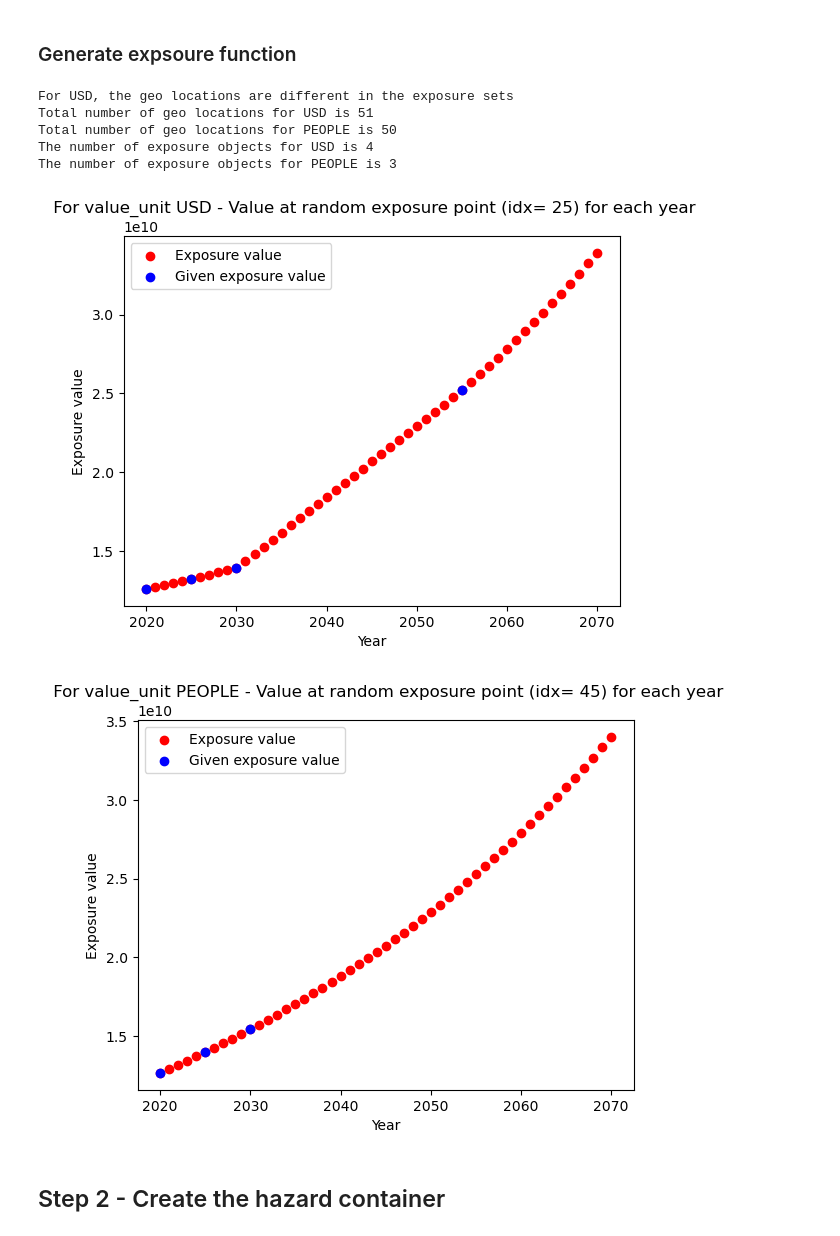
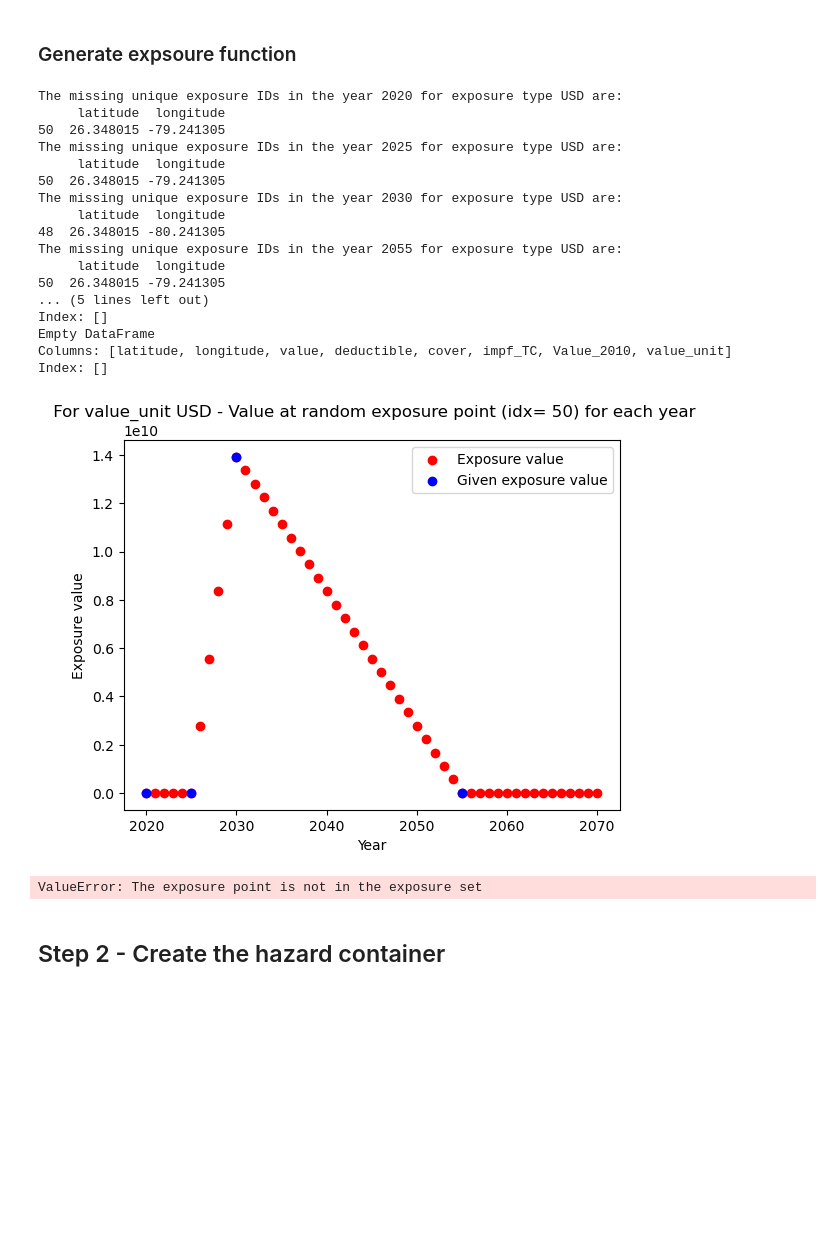
Before and after one commit to viggowat/Cost_benefit_update, a Jupyter notebook: CB_Steps.ipynb, the cells around one changed output. Saved outputs shown, nothing was run; the diff lists cells and outputs as text; code cells hidden in the pictures; blank space fills up the shorter version.

Commit message:
updated exposure structure

```diff
--- a/CB_Steps.ipynb
+++ b/CB_Steps.ipynb
@@ -61,7 +63,7 @@ exp_dict[year_2][1].gdf.value *= (1+usd_growth_rate)**(year_2-year_0)
 exp_dict[year_3] = [copy.deepcopy(ent_USD)]
 exp_dict[year_3][0].gdf.value *= (1+usd_growth_rate)**(year_3-year_0)
 # Add a new exposure point with slightly different location
-exp_dict[year_3][0].gdf.iloc[-1, exp_dict[year_3][0].gdf.columns.get_loc('longitude')] = exp_dict[year_3][0].gdf.iloc[-1, exp_dict[year_3][0].gdf.columns.get_loc('longitude')] + 1.0
+exp_dict[year_2][0].gdf.iloc[-2, exp_dict[year_3][0].gdf.columns.get_loc('longitude')] = exp_dict[year_3][0].gdf.iloc[-2, exp_dict[year_3][0].gdf.columns.get_loc('longitude')] + 1.0
 
 
 # Remove second item of the list in year_3
@@ -71,19 +73,38 @@ exp_dict[year_3][0].gdf.iloc[-1, exp_dict[year_3][0].gdf.columns.get_loc('longit
 # %%
 
 # Parameters
 growth_rate = 0.08
 year_future = FUTURE_YEAR
 intr_param = 1
 
-exp_avail_dict, exp_given_dict, exp_multipl_dict, exp_intrpl_dict = sfc.generate_exp_sets(exp_dict, intr_param,  future_year=year_future, growth_rate=0.02)
+#exp_avail_dict, exp_given_dict, exp_multipl_dict, exp_intrpl_dict = sfc.generate_exp_sets(exp_dict, intr_param,  future_year=year_future, growth_rate=0.02)
+
+# Generate the exposure
+exp_avail_dict, exp_given_mod_dict, exp_multipl_dict, exp_intrpl_dict, exp_unique_ids_dict = gen_exp.generate_exp_sets(exp_dict, intr_param,  future_year=year_future, growth_rate=0.02)
+
+# Plot the exposure
+exp_idx = 50
+gen_exp.plot_exp_value(exp_avail_dict, exp_given_mod_dict, exp_multipl_dict, future_year=year_future, exp_point=exp_idx)
 # %% [output]
-For USD, the geo locations are different in the exposure sets
-Total number of geo locations for USD is 51
-Total number of geo locations for PEOPLE is 50
-The number of exposure objects for USD is 4
-The number of exposure objects for PEOPLE is 3
+The missing unique exposure IDs in the year 2020 for exposure type USD are:
+     latitude  longitude
+50  26.348015 -79.241305
+The missing unique exposure IDs in the year 2025 for exposure type USD are:
+     latitude  longitude
+50  26.348015 -79.241305
+The missing unique exposure IDs in the year 2030 for exposure type USD are:
+     latitude  longitude
+48  26.348015 -80.241305
+The missing unique exposure IDs in the year 2055 for exposure type USD are:
+     latitude  longitude
+50  26.348015 -79.241305
+... (5 lines left out)
+Index: []
+Empty DataFrame
+Columns: [latitude, longitude, value, deductible, cover, impf_TC, Value_2010, value_unit]
+Index: []
-[figure, old version]
+[figure, new version]
-[figure, removed]
+ValueError: The exposure point is not in the exposure set
 # %% [markdown]
 ## Step 2 - Create the hazard container
 # %%
```
Also changed, not shown: parts of 13 cells of this notebook, 6 other files.
